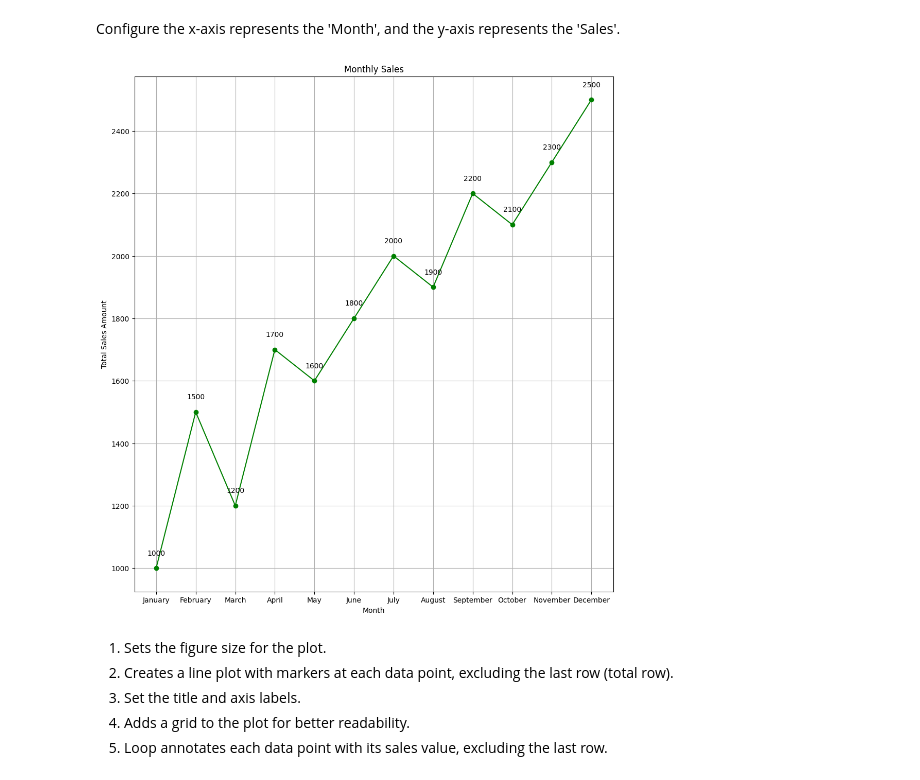
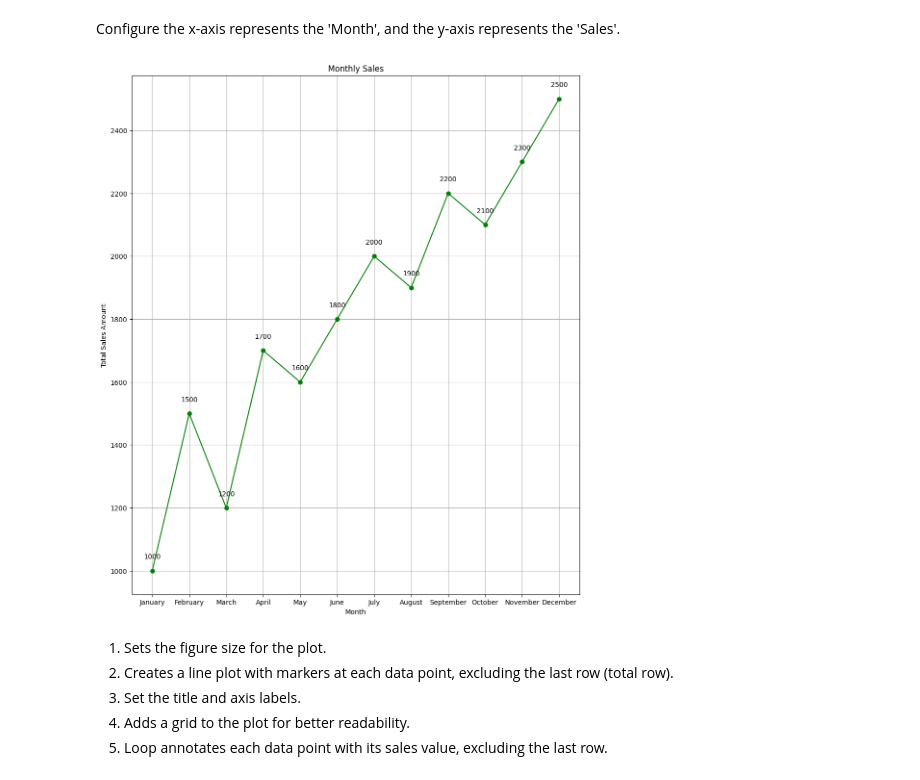
Before and after one commit to kvl00l/project, a Jupyter notebook: Project.ipynb, the cells around one changed output. Drawn from its saved outputs; the diff is of its cells as text; code cells hidden in the pictures.

```diff
--- a/Project.ipynb
+++ b/Project.ipynb
@@ -115,19 +115,19 @@ y = df['Sales']
 # %% [markdown]
  Configure the x-axis represents the 'Month', and the y-axis represents the 'Sales'.
 # %%
-plt.figure(figsize = (12, 13))
+plt.figure(figsize = (12, 14))
 plt.plot(x[ : -1], y[ : -1], marker = 'o', linestyle = '-', color = 'g')
 plt.title('Monthly Sales')
 plt.xlabel('Month')
 plt.ylabel('Total Sales Amount')
 plt.grid(True)
 
 for i in range(len(x) - 1):
     plt.annotate(f'{y[i]}', (x[i], y[i]), textcoords = "offset points", xytext = (0,18), ha = 'center')
 
 plt.show()
 # %% [output]
-[figure, old version]
+[figure, new version]
 # %% [markdown]
 1. Sets the figure size for the plot.
 2. Creates a line plot with markers at each data point, excluding the last row (total row).
```
